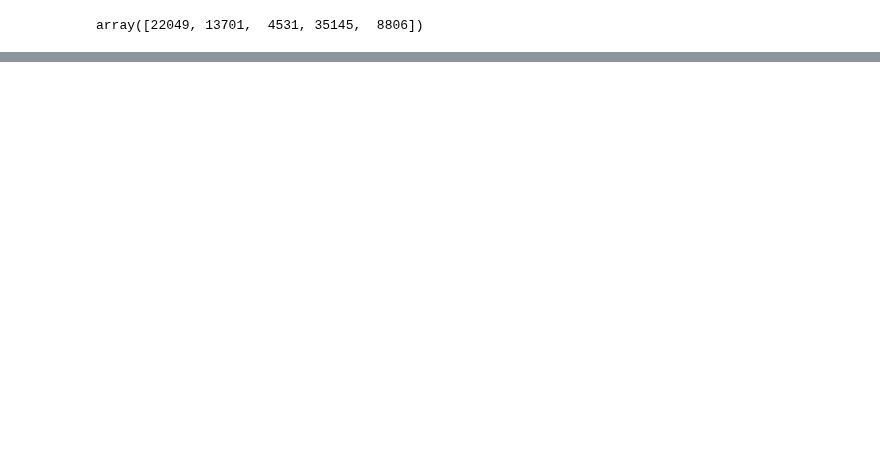
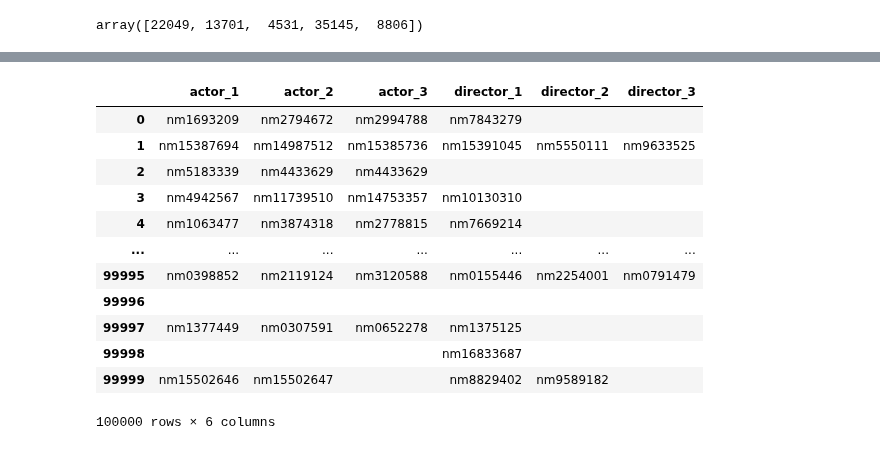
Before and after one commit to data-IA-2024/netfloox-recommandation-gr3, a Jupyter notebook: Recommandation.ipynb, the cells around one changed output, grey strips where cells are left out. Cells and saved outputs as stored; diff of their text form; code cells hidden in the pictures; blank space fills up the shorter version.

```diff
--- a/Recommandation.ipynb
+++ b/Recommandation.ipynb
@@ -372,0 +408,3 @@ df_x.to_csv("./save_data_clean.tsv", sep="\t")
+# %%
+import joblib
+pipe = joblib.load('./model/recsys.pkl')
@@ -372,0 +431,2 @@ df_x.to_csv("./save_data_clean.tsv", sep="\t")
+# %%
+pipe.fit(df_y)
@@ -372,0 +451,16 @@ df_x.to_csv("./save_data_clean.tsv", sep="\t")
+# %%
+df_y[['actor_1', 'actor_2', 'actor_3', 'director_1', 'director_2', 'director_3']].fillna('')
+# %% [output]
+|  | actor_1 | actor_2 | actor_3 | director_1 | director_2 | director_3 |
+| 0 | nm1693209 | nm2794672 | nm2994788 | nm7843279 |  |  |
+| 1 | nm15387694 | nm14987512 | nm15385736 | nm15391045 | nm5550111 | nm9633525 |
+| 2 | nm5183339 | nm4433629 | nm4433629 |  |  |  |
+| 3 | nm4942567 | nm11739510 | nm14753357 | nm10130310 |  |  |
+| 4 | nm1063477 | nm3874318 | nm2778815 | nm7669214 |  |  |
+| ... | ... | ... | ... | ... | ... | ... |
+| 99995 | nm0398852 | nm2119124 | nm3120588 | nm0155446 | nm2254001 | nm0791479 |
+| 99996 |  |  |  |  |  |  |
+| 99997 | nm1377449 | nm0307591 | nm0652278 | nm1375125 |  |  |
+| 99998 |  |  |  | nm16833687 |  |  |
+| 99999 | nm15502646 | nm15502647 |  | nm8829402 | nm9589182 |  |
+100000 rows × 6 columns
```
Also changed, not shown: parts of 9 cells of this notebook.
